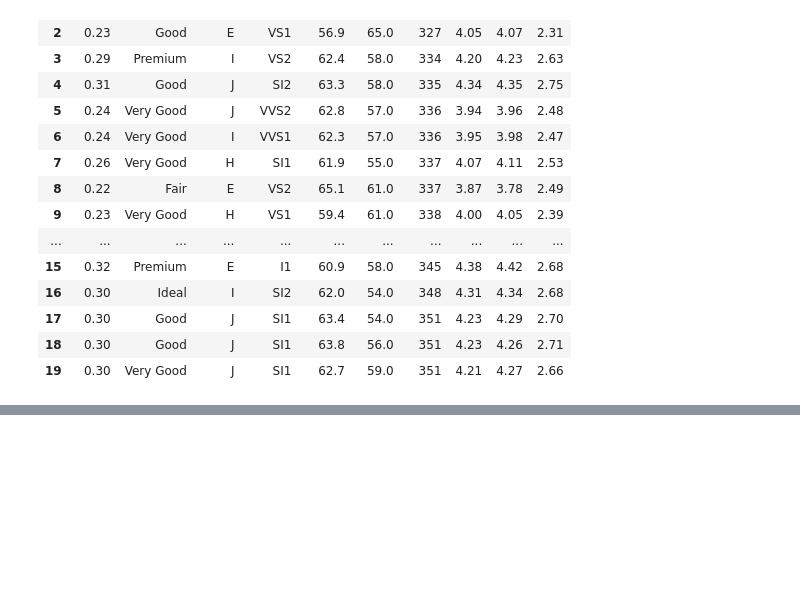
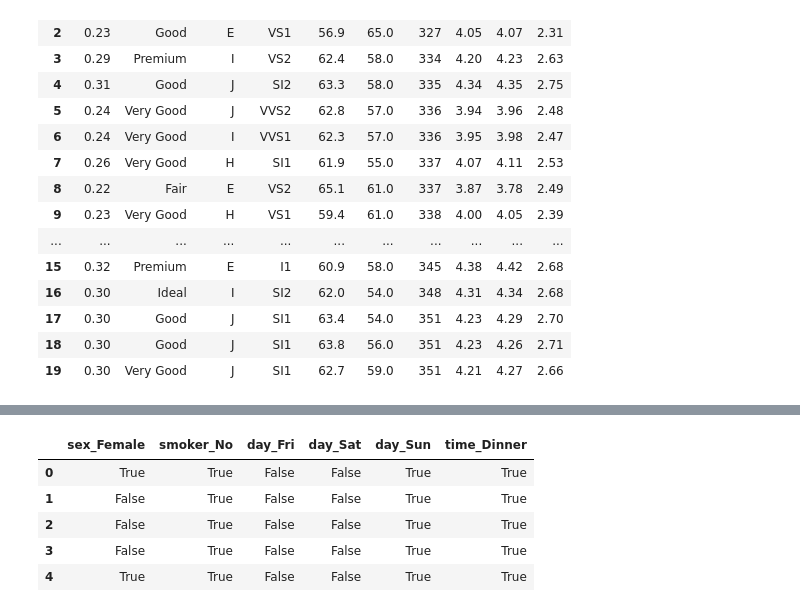
Before and after one commit to KennedyMungai/scikit-learn-intro, a Jupyter notebook: scikit_learn_intro.ipynb, the cells around one changed output, grey strips where cells are left out. Saved outputs shown, nothing was run; the diff lists cells and outputs as text; code cells hidden in the pictures; blank space fills up the shorter version.

```diff
--- a/scikit_learn_intro.ipynb
+++ b/scikit_learn_intro.ipynb
@@ -1003,0 +1057,12 @@ diamond_df.head(20)
+# %%
+import pandas as pd
+
+cat_numerical = pd.get_dummies(categorical, drop_first=True)
+cat_numerical.head()
+# %% [output]
+|  | sex_Female | smoker_No | day_Fri | day_Sat | day_Sun | time_Dinner |
+| 0 | True | True | False | False | True | True |
+| 1 | False | True | False | False | True | True |
+| 2 | False | True | False | False | True | True |
+| 3 | False | True | False | False | True | True |
+| 4 | True | True | False | False | True | True |
```
Also changed, not shown: parts of 12 cells of this notebook.
